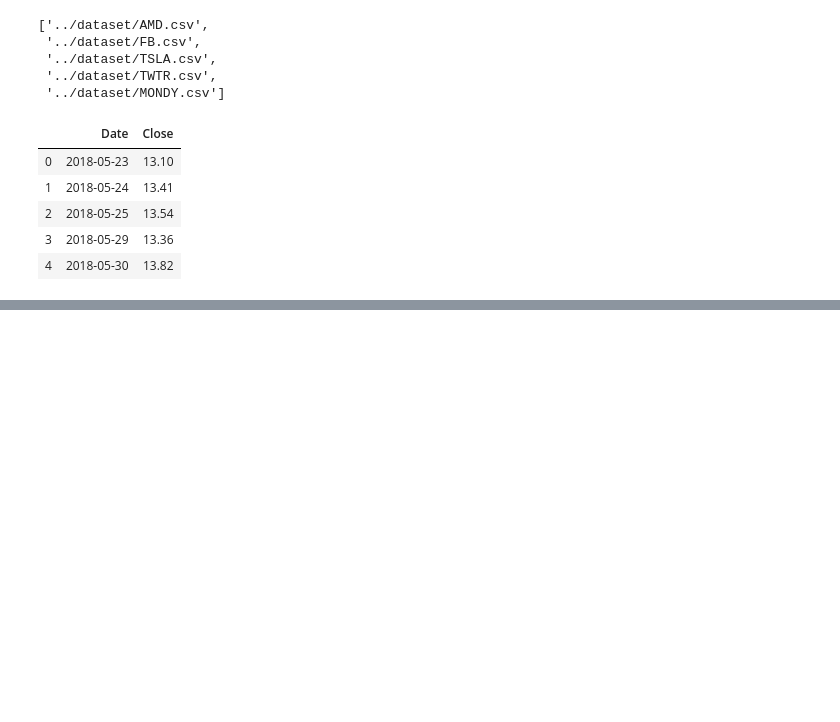
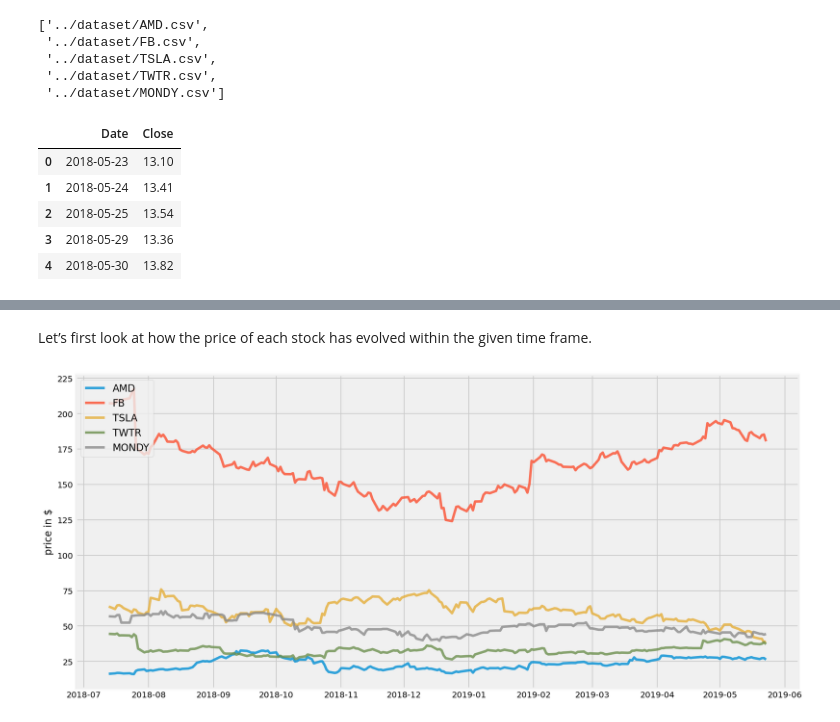
Before and after one commit to OleBo/Stock-Prediction-Models, a Jupyter notebook: simulation/portfolio-optimization.ipynb, the cells around one changed output, grey strips where cells are left out. Cells and saved outputs as stored; diff of their text form; code cells hidden in the pictures; blank space fills up the shorter version.

```diff
--- a/simulation/portfolio-optimization.ipynb
+++ b/simulation/portfolio-optimization.ipynb
@@ -2,8 +2,13 @@
 import numpy as np
 import pandas as pd
 import matplotlib.pyplot as plt
-import seaborn as sns
-sns.set()
+import scipy.optimize as sco
+
+plt.style.use('fivethirtyeight')
+np.random.seed(777)
+
+%matplotlib inline
+%config InlineBackend.figure_format = 'retina'
 # %%
 directory = '../dataset/'
 stocks = ['AMD.csv', 'FB.csv', 'TSLA.csv', 'TWTR.csv', 'MONDY.csv']
@@ -40,0 +50,11 @@ data.head()
+# %% [markdown]
+Let’s first look at how the price of each stock has evolved within the given time frame.
+# %%
+plt.figure(figsize=(14, 7))
+for c in data.columns.values:
+    plt.plot(data.index, data[c], lw=3, alpha=0.8,label=c)
+plt.legend(loc='upper left', fontsize=12)
+plt.ylabel('price in $')
+plt.show()
+# %% [output]
+[figure, added]
```
Also changed, not shown: parts of 35 cells of this notebook.
